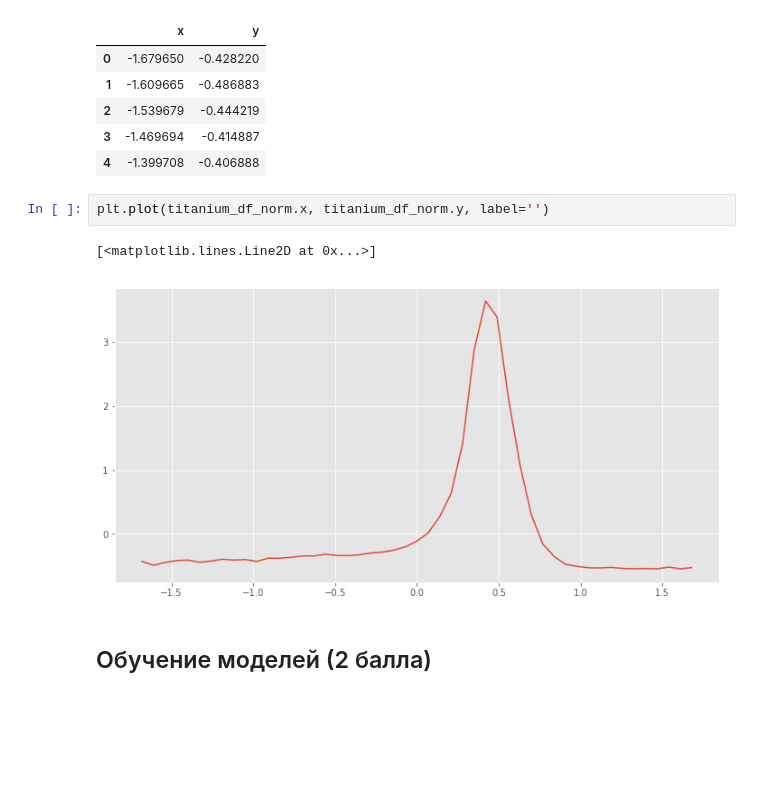
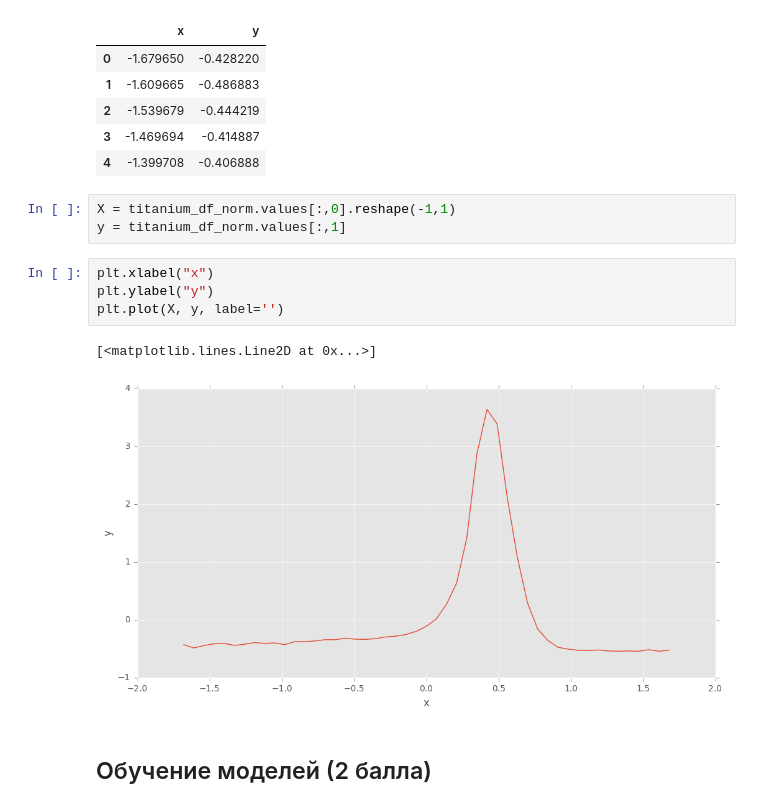
Before and after one commit to sergotail/homeworks, a Jupyter notebook: DM_1/hw5-svm/hw5-svm.ipynb, the cells around one changed output. Saved outputs shown, nothing was run; the diff lists cells and outputs as text; blank space fills up the shorter version.

```diff
--- a/DM_1/hw5-svm/hw5-svm.ipynb
+++ b/DM_1/hw5-svm/hw5-svm.ipynb
@@ -178,11 +180,16 @@ titanium_df_norm.head()
 | 2 | -1.539679 | -0.444219 |
 | 3 | -1.469694 | -0.414887 |
 | 4 | -1.399708 | -0.406888 |
-# %%
-plt.plot(titanium_df_norm.x, titanium_df_norm.y, label='')
-# %% [output]
-[<matplotlib.lines.Line2D at 0x...>]
-[figure, removed]
+# %%
+X = titanium_df_norm.values[:,0].reshape(-1,1)
+y = titanium_df_norm.values[:,1]
+# %%
+plt.xlabel("x")
+plt.ylabel("y")
+plt.plot(X, y, label='')
+# %% [output]
+[<matplotlib.lines.Line2D at 0x...>]
+[figure, added]
 # %% [markdown]
 ## Обучение моделей (2 балла)
 # %% [markdown]
```
Also changed, not shown: parts of 29 cells of this notebook.
